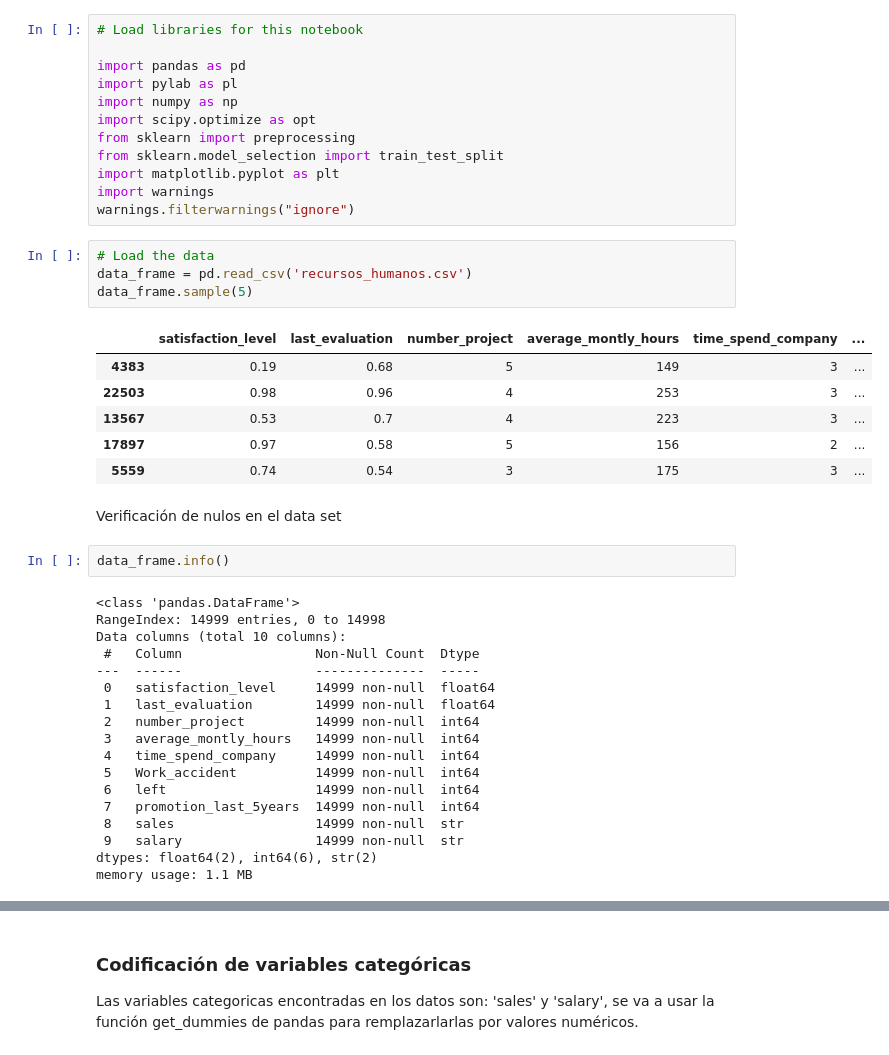
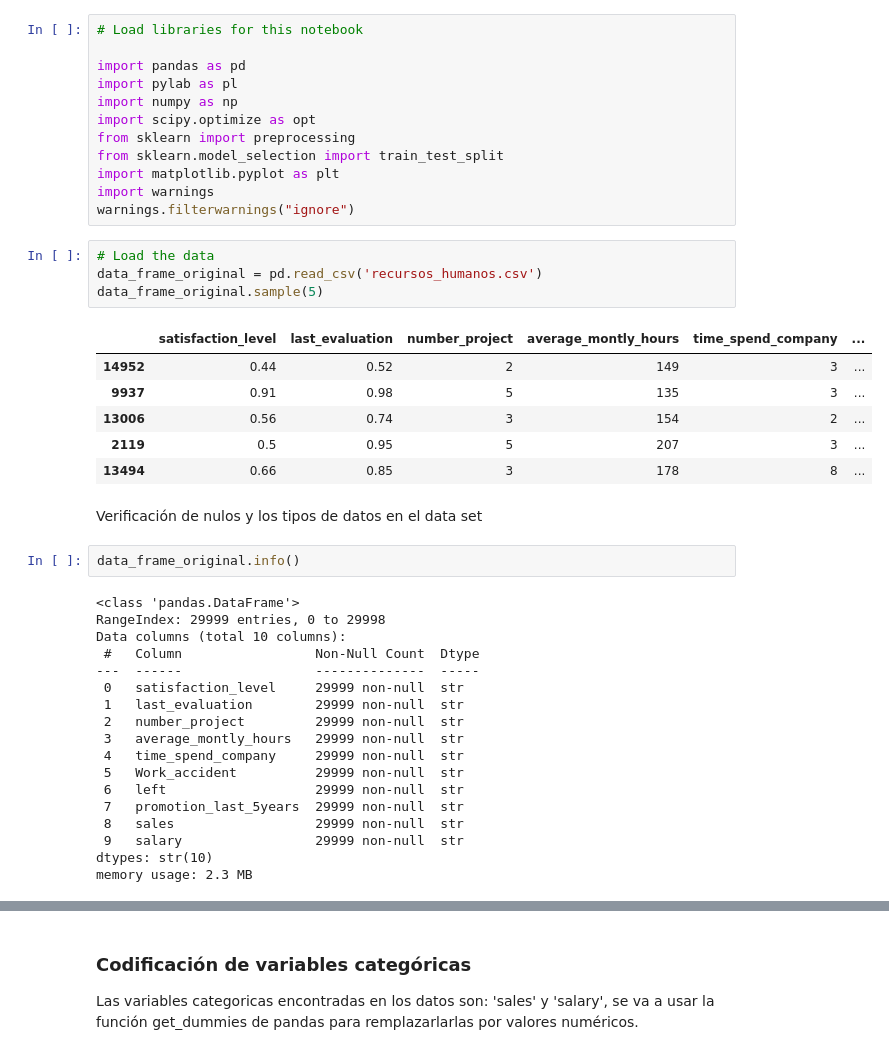
Before and after one commit to hhugoac/PythonForDataScience, a Jupyter notebook: Tarea22-CD-HectorHugoAlonzoCortez.ipynb, the cells around one changed output, grey strips where cells are left out. Saved outputs shown, nothing was run; the diff lists cells and outputs as text.

```diff
--- a/Tarea22-CD-HectorHugoAlonzoCortez.ipynb
+++ b/Tarea22-CD-HectorHugoAlonzoCortez.ipynb
@@ -16,34 +16,34 @@ import warnings
 warnings.filterwarnings("ignore")
 # %%
 # Load the data
-data_frame = pd.read_csv('recursos_humanos.csv')
-data_frame.sample(5)
+data_frame_original = pd.read_csv('recursos_humanos.csv')
+data_frame_original.sample(5)
 # %% [output]
 |  | satisfaction_level | last_evaluation | number_project | average_montly_hours | time_spend_company | ... |
-| 4383 | 0.19 | 0.68 | 5 | 149 | 3 | ... |
-| 22503 | 0.98 | 0.96 | 4 | 253 | 3 | ... |
-| 13567 | 0.53 | 0.7 | 4 | 223 | 3 | ... |
-| 17897 | 0.97 | 0.58 | 5 | 156 | 2 | ... |
-| 5559 | 0.74 | 0.54 | 3 | 175 | 3 | ... |
+| 14952 | 0.44 | 0.52 | 2 | 149 | 3 | ... |
+| 9937 | 0.91 | 0.98 | 5 | 135 | 3 | ... |
+| 13006 | 0.56 | 0.74 | 3 | 154 | 2 | ... |
+| 2119 | 0.5 | 0.95 | 5 | 207 | 3 | ... |
+| 13494 | 0.66 | 0.85 | 3 | 178 | 8 | ... |
 # %% [markdown]
-Verificación de nulos en el data set
+Verificación de nulos y los tipos de datos en el data set
 # %%
-data_frame.info()
+data_frame_original.info()
 # %% [output]
 <class 'pandas.DataFrame'>
-RangeIndex: 14999 entries, 0 to 14998
+RangeIndex: 29999 entries, 0 to 29998
 Data columns (total 10 columns):
  #   Column                 Non-Null Count  Dtype
 ---  ------                 --------------  -----
- 0   satisfaction_level     14999 non-null  float64
- 1   last_evaluation        14999 non-null  float64
- 2   number_project         14999 non-null  int64
- 3   average_montly_hours   14999 non-null  int64
- 4   time_spend_company     14999 non-null  int64
- 5   Work_accident          14999 non-null  int64
- 6   left                   14999 non-null  int64
- 7   promotion_last_5years  14999 non-null  int64
- 8   sales                  14999 non-null  str
- 9   salary                 14999 non-null  str
-dtypes: float64(2), int64(6), str(2)
-memory usage: 1.1 MB
+ 0   satisfaction_level     29999 non-null  str
+ 1   last_evaluation        29999 non-null  str
+ 2   number_project         29999 non-null  str
+ 3   average_montly_hours   29999 non-null  str
+ 4   time_spend_company     29999 non-null  str
+ 5   Work_accident          29999 non-null  str
+ 6   left                   29999 non-null  str
+ 7   promotion_last_5years  29999 non-null  str
+ 8   sales                  29999 non-null  str
+ 9   salary                 29999 non-null  str
+dtypes: str(10)
+memory usage: 2.3 MB
```
Also changed, not shown: parts of 11 cells of this notebook.
